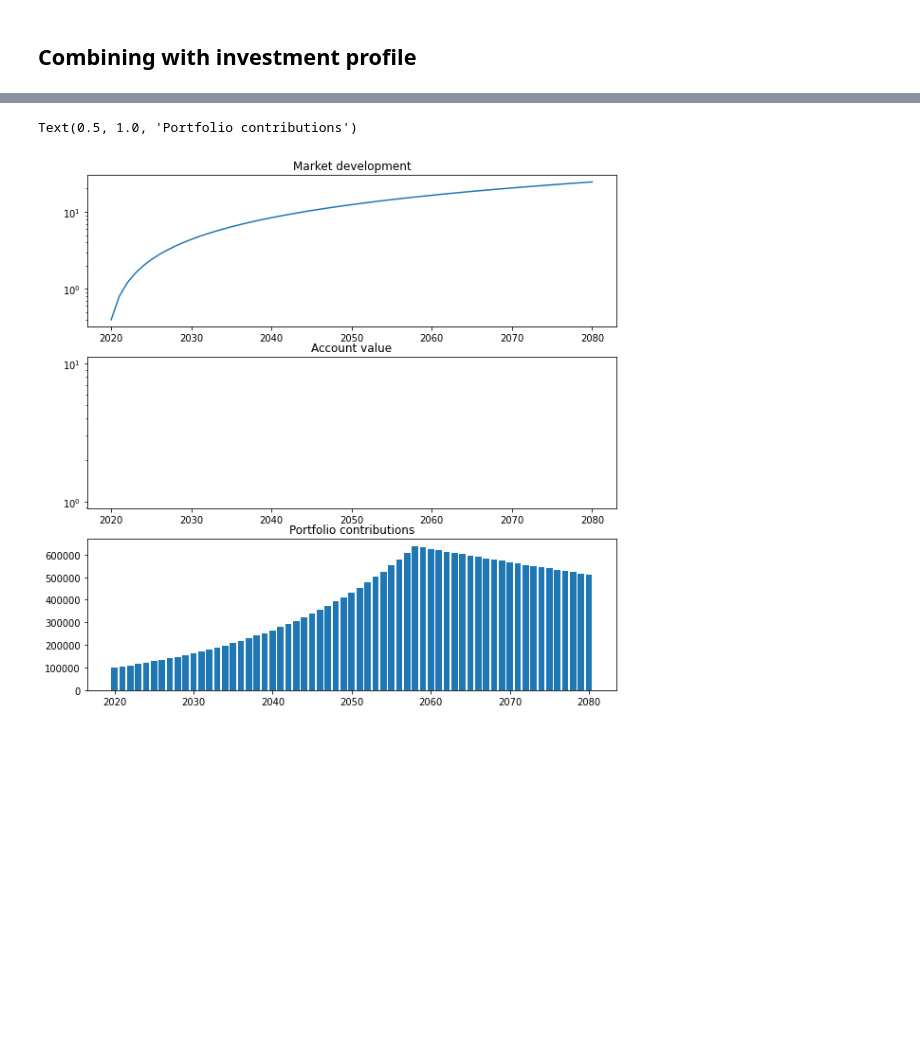
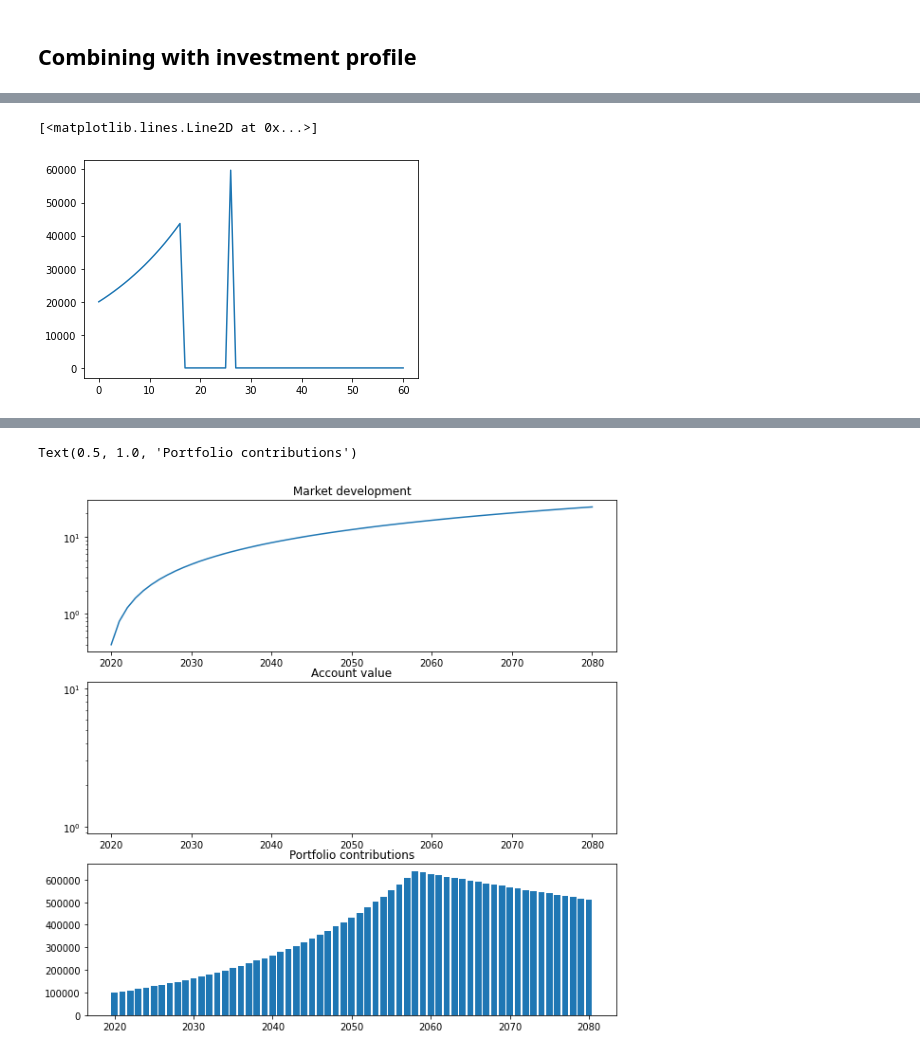
Before and after one commit to neriksen/applied_finance, a Jupyter notebook: portfolio_return.ipynb, the cells around one changed output, grey strips where cells are left out. Saved outputs shown, nothing was run; the diff lists cells and outputs as text; code cells hidden in the pictures; blank space fills up the shorter version.

Commit message:
first portfolio return from word

```diff
--- a/portfolio_return.ipynb
+++ b/portfolio_return.ipynb
@@ -43,5 +60,34 @@ plt.plot(market['Price'])
+# %%
+def update_cash(phase, pv_u, tv_u, s, cash, pi):
+    if phase == 1 or phase == 2:
+        return 0, s
+
+    if phase == 3:
+        desired_cash = (1-pi)*(tv_u+s)
+        print('des', desired_cash)
+        new_cash = min(desired_cash, s)
+        return (cash + new_cash), (s-new_cash)
+
+    if phase == 4:
+        desired_cash = (1-pi)*(tv_u+s)
+        return desired_cash, -desired_cash
+# %%
+def phase_check(pv_u, dst, phase, td):
+    if phase == 4:
+        return 4
+
+    if pv_u < dst and phase <= 2:
+        return 1
+
+    if td > 0 and pv_u >= dst:
+        return 2
+
+    if pv_u > dst:
+        return 3
+    else:
+        return 4
 # %% [markdown]
 ## Combining with investment profile
 # %%
-inv_plan = pd.read_csv('investment_plan.csv', sep=';', index_col=0)
+savings = pd.read_csv('investment_plan.csv', sep=';', index_col=0)['Earnings'].values
 market['Price'] = market['Price']*100/market['Price'].iloc[0]
@@ -122,0 +167,3 @@ port = calculate_return(inv_plan, market)
+# %%
+investments = savings*0.05
+port = calculate_return(investments, market['Price'].pct_change().values, 1, 0.9, 0.02, 0.03)
@@ -122,0 +202,5 @@ port = calculate_return(inv_plan, market)
+# %%
+plt.plot(port['savings'])
+# %% [output]
+[<matplotlib.lines.Line2D at 0x...>]
+[figure, added]
```
Also changed, not shown: parts of 13 cells of this notebook.
